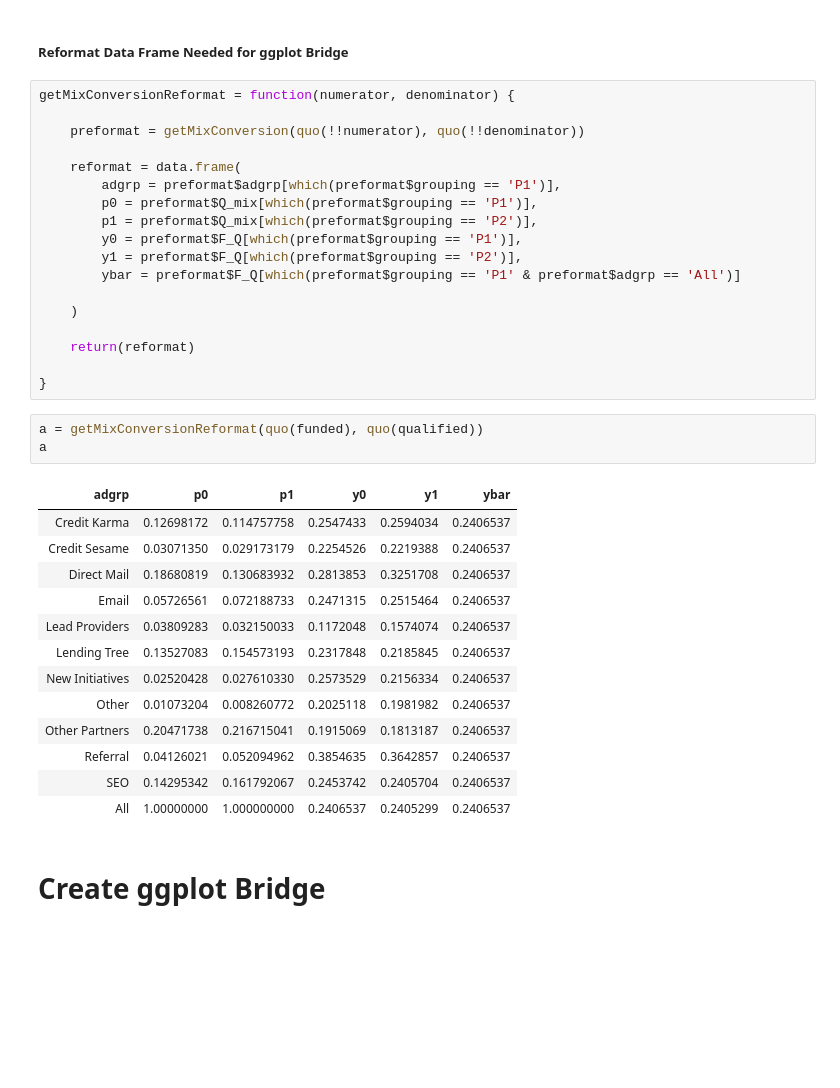
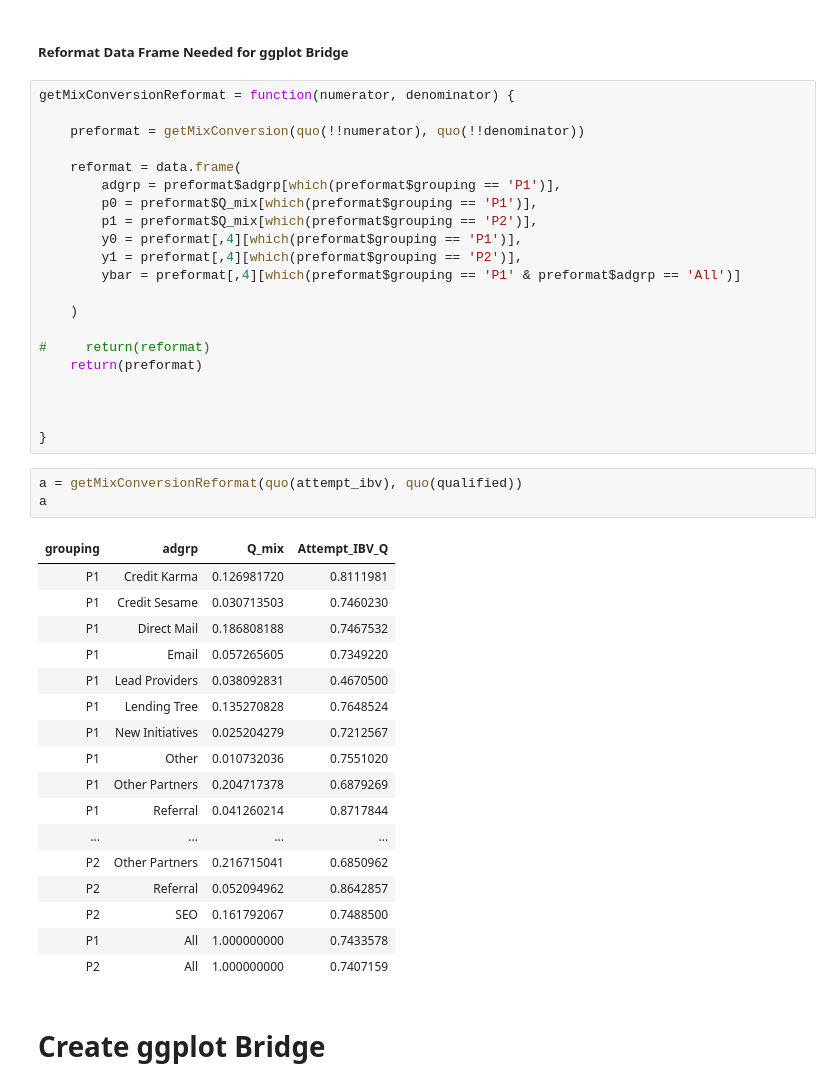
Before and after one commit to jasonchang2018/automate-fr-meeting, a Jupyter notebook: preprocessing/get-data-for-funnel-adgrps-bridge.ipynb, the cells around one changed output. Drawn from its saved outputs; the diff is of its cells as text; blank space fills up the shorter version.

```diff
--- a/preprocessing/get-data-for-funnel-adgrps-bridge.ipynb
+++ b/preprocessing/get-data-for-funnel-adgrps-bridge.ipynb
@@ -321,32 +321,39 @@ getMixConversionReformat = function(numerator, denominator) {
         adgrp = preformat$adgrp[which(preformat$grouping == 'P1')],
         p0 = preformat$Q_mix[which(preformat$grouping == 'P1')],
         p1 = preformat$Q_mix[which(preformat$grouping == 'P2')],
-        y0 = preformat$F_Q[which(preformat$grouping == 'P1')],
-        y1 = preformat$F_Q[which(preformat$grouping == 'P2')],
-        ybar = preformat$F_Q[which(preformat$grouping == 'P1' & preformat$adgrp == 'All')]
+        y0 = preformat[,4][which(preformat$grouping == 'P1')],
+        y1 = preformat[,4][which(preformat$grouping == 'P2')],
+        ybar = preformat[,4][which(preformat$grouping == 'P1' & preformat$adgrp == 'All')]
 
     )
 
-    return(reformat)
+#     return(reformat)
+    return(preformat)
+
+
 
 }
 # %%
-a = getMixConversionReformat(quo(funded), quo(qualified))
+a = getMixConversionReformat(quo(attempt_ibv), quo(qualified))
 a
 # %% [output]
-| adgrp | p0 | p1 | y0 | y1 | ybar |
-| Credit Karma | 0.12698172 | 0.114757758 | 0.2547433 | 0.2594034 | 0.2406537 |
-| Credit Sesame | 0.03071350 | 0.029173179 | 0.2254526 | 0.2219388 | 0.2406537 |
-| Direct Mail | 0.18680819 | 0.130683932 | 0.2813853 | 0.3251708 | 0.2406537 |
-| Email | 0.05726561 | 0.072188733 | 0.2471315 | 0.2515464 | 0.2406537 |
-| Lead Providers | 0.03809283 | 0.032150033 | 0.1172048 | 0.1574074 | 0.2406537 |
-| Lending Tree | 0.13527083 | 0.154573193 | 0.2317848 | 0.2185845 | 0.2406537 |
-| New Initiatives | 0.02520428 | 0.027610330 | 0.2573529 | 0.2156334 | 0.2406537 |
-| Other | 0.01073204 | 0.008260772 | 0.2025118 | 0.1981982 | 0.2406537 |
-| Other Partners | 0.20471738 | 0.216715041 | 0.1915069 | 0.1813187 | 0.2406537 |
-| Referral | 0.04126021 | 0.052094962 | 0.3854635 | 0.3642857 | 0.2406537 |
-| SEO | 0.14295342 | 0.161792067 | 0.2453742 | 0.2405704 | 0.2406537 |
-| All | 1.00000000 | 1.000000000 | 0.2406537 | 0.2405299 | 0.2406537 |
+| grouping | adgrp | Q_mix | Attempt_IBV_Q |
+| P1 | Credit Karma | 0.126981720 | 0.8111981 |
+| P1 | Credit Sesame | 0.030713503 | 0.7460230 |
+| P1 | Direct Mail | 0.186808188 | 0.7467532 |
+| P1 | Email | 0.057265605 | 0.7349220 |
+| P1 | Lead Providers | 0.038092831 | 0.4670500 |
+| P1 | Lending Tree | 0.135270828 | 0.7648524 |
+| P1 | New Initiatives | 0.025204279 | 0.7212567 |
+| P1 | Other | 0.010732036 | 0.7551020 |
+| P1 | Other Partners | 0.204717378 | 0.6879269 |
+| P1 | Referral | 0.041260214 | 0.8717844 |
+| ... | ... | ... | ... |
+| P2 | Other Partners | 0.216715041 | 0.6850962 |
+| P2 | Referral | 0.052094962 | 0.8642857 |
+| P2 | SEO | 0.161792067 | 0.7488500 |
+| P1 | All | 1.000000000 | 0.7433578 |
+| P2 | All | 1.000000000 | 0.7407159 |
 # %% [markdown]
 # Create ggplot Bridge
 # %%
```
Also changed, not shown: parts of 9 cells of this notebook.
